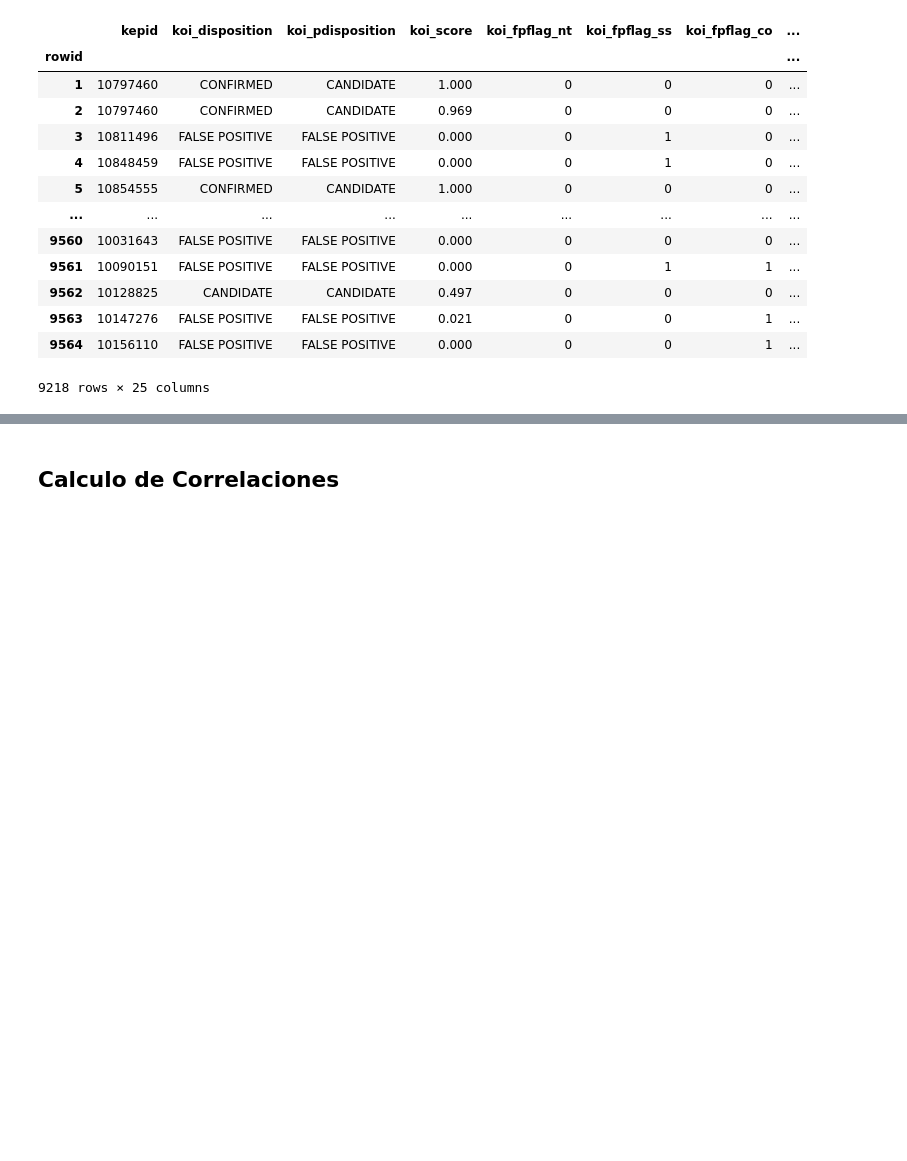
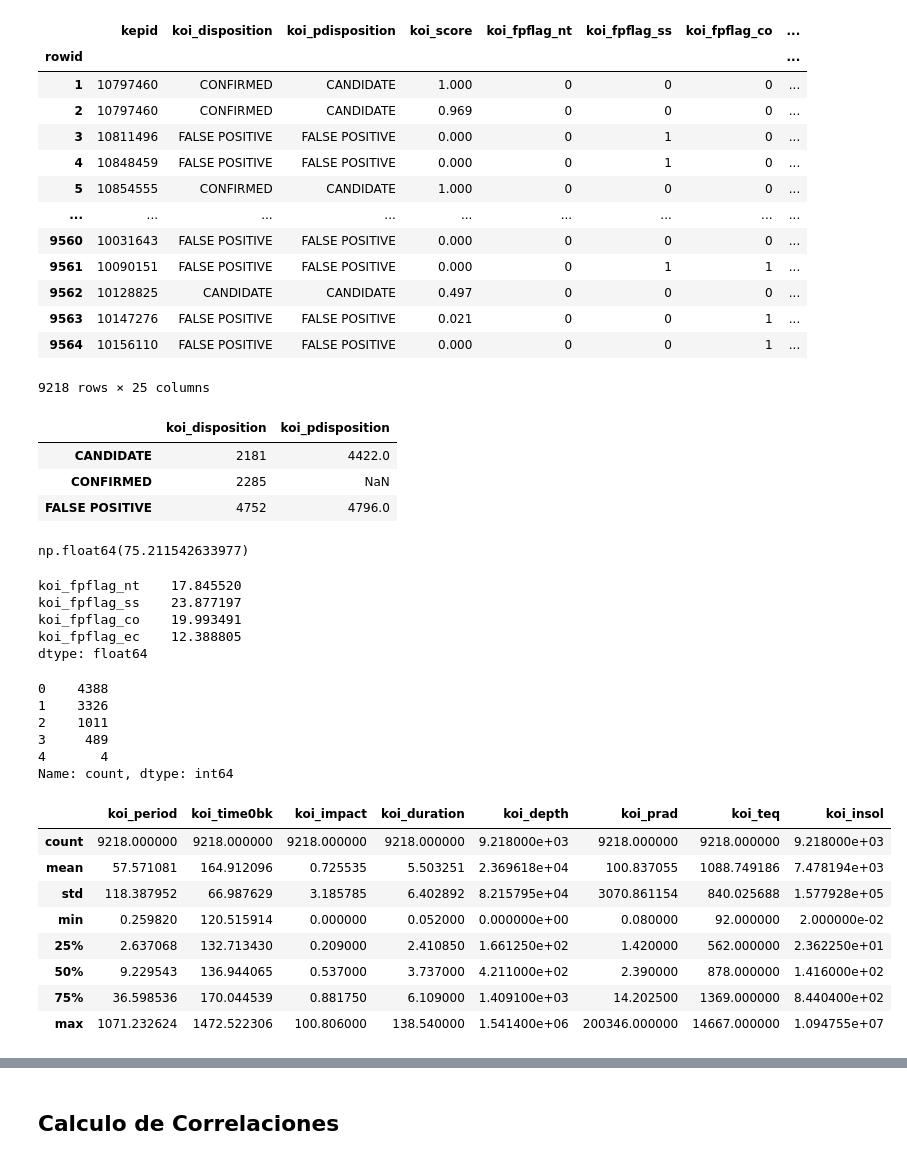
Before and after one commit to lvalencia232/KeplerExoplanet, a Jupyter notebook: kepler_exoplanet.ipynb, the cells around one changed output, grey strips where cells are left out. Saved outputs shown, nothing was run; the diff lists cells and outputs as text; code cells hidden in the pictures; blank space fills up the shorter version.

```diff
--- a/kepler_exoplanet.ipynb
+++ b/kepler_exoplanet.ipynb
@@ -362,3 +366,11 @@ df_copy2
 | 9563 | 10147276 | FALSE POSITIVE | FALSE POSITIVE | 0.021 | 0 | 0 | 1 | ... |
 | 9564 | 10156110 | FALSE POSITIVE | FALSE POSITIVE | 0.000 | 0 | 0 | 1 | ... |
 9218 rows × 25 columns
+# %%
+df_copy2[["koi_disposition", "koi_pdisposition"]].apply(pd.value_counts)
+#vemos que con los parametros de kepler el numero de candidatos se duplica
+# %% [output]
+|  | koi_disposition | koi_pdisposition |
+| CANDIDATE | 2181 | 4422.0 |
+| CONFIRMED | 2285 | NaN |
+| FALSE POSITIVE | 4752 | 4796.0 |
@@ -364,0 +382,37 @@ df_copy2
+# %%
+agr_perc = (df_copy2["koi_disposition"] == df_copy2["koi_pdisposition"]).mean()*100
+agr_perc
+#vemos que las disposiciones coinciden en un 70%
+# %% [output]
+np.float64(75.211542633977)
+# %%
+df_copy2[koi_flags].mean()*100
+#aqui vemos que la flag ss (stelar eclipse) es la mas común
+# %% [output]
+koi_fpflag_nt    17.845520
+koi_fpflag_ss    23.877197
+koi_fpflag_co    19.993491
+koi_fpflag_ec    12.388805
+dtype: float64
+# %%
+df_copy2[koi_flags].sum(axis=1).value_counts()
+#con esto vemos cuantos kois tienen mas de una flag y encontramos 4 con las 4 flags, seguramente false positives
+# %% [output]
+0    4388
+1    3326
+2    1011
+3     489
+4       4
+Name: count, dtype: int64
+# %%
+df_copy2[trans_prop].describe()
+# %% [output]
+|  | koi_period | koi_time0bk | koi_impact | koi_duration | koi_depth | koi_prad | koi_teq | koi_insol |
+| count | 9218.000000 | 9218.000000 | 9218.000000 | 9218.000000 | 9.218000e+03 | 9218.000000 | 9218.000000 | 9.218000e+03 |
+| mean | 57.571081 | 164.912096 | 0.725535 | 5.503251 | 2.369618e+04 | 100.837055 | 1088.749186 | 7.478194e+03 |
+| std | 118.387952 | 66.987629 | 3.185785 | 6.402892 | 8.215795e+04 | 3070.861154 | 840.025688 | 1.577928e+05 |
+| min | 0.259820 | 120.515914 | 0.000000 | 0.052000 | 0.000000e+00 | 0.080000 | 92.000000 | 2.000000e-02 |
+| 25% | 2.637068 | 132.713430 | 0.209000 | 2.410850 | 1.661250e+02 | 1.420000 | 562.000000 | 2.362250e+01 |
+| 50% | 9.229543 | 136.944065 | 0.537000 | 3.737000 | 4.211000e+02 | 2.390000 | 878.000000 | 1.416000e+02 |
+| 75% | 36.598536 | 170.044539 | 0.881750 | 6.109000 | 1.409100e+03 | 14.202500 | 1369.000000 | 8.440400e+02 |
+| max | 1071.232624 | 1472.522306 | 100.806000 | 138.540000 | 1.541400e+06 | 200346.000000 | 14667.000000 | 1.094755e+07 |
```
Also changed, not shown: parts of 3 cells of this notebook.
